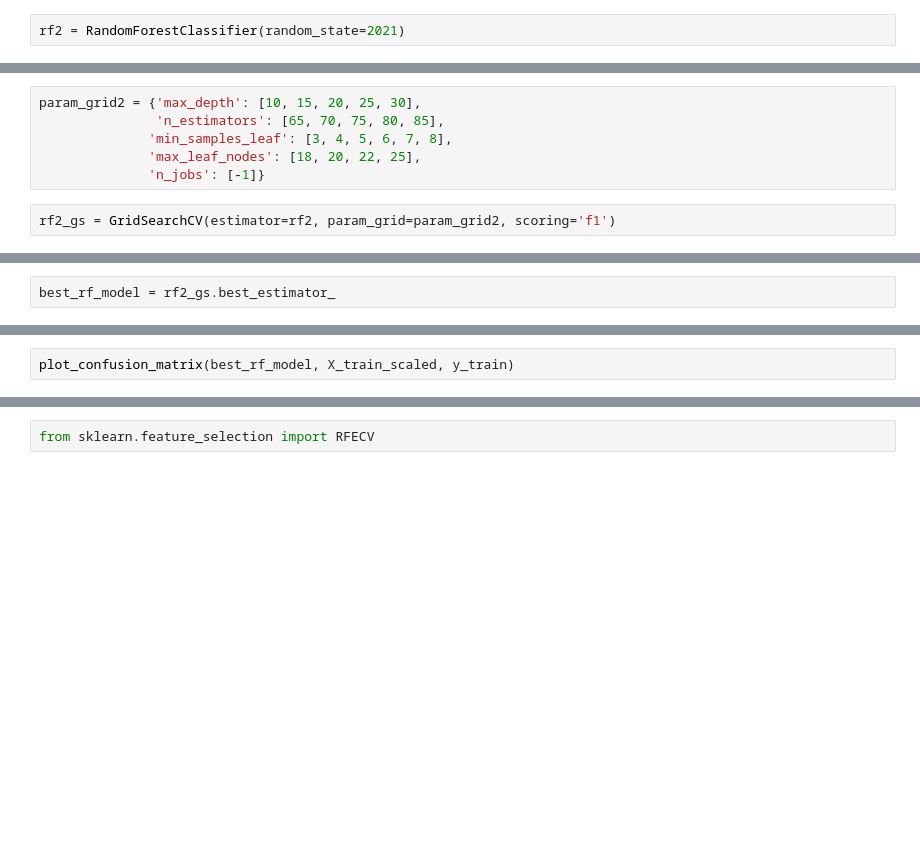
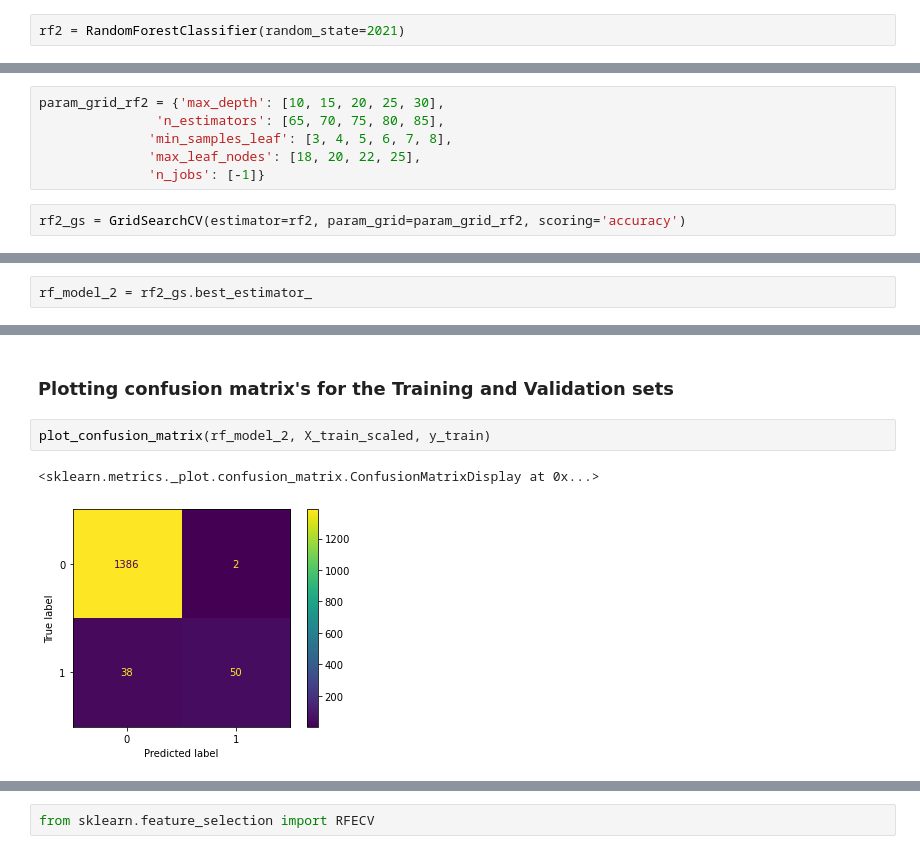
Before and after one commit to haydenj8/NBA_Project3, a Jupyter notebook: Project_Notebook_1.ipynb, the cells around one changed output, grey strips where cells are left out. Saved outputs shown, nothing was run; the diff lists cells and outputs as text; blank space fills up the shorter version.

```diff
--- a/Project_Notebook_1.ipynb
+++ b/Project_Notebook_1.ipynb
@@ -726,8 +770,8 @@ rf2 = RandomForestClassifier(random_state=2021)
 # %%
-param_grid2 = {'max_depth': [10, 15, 20, 25, 30],
+param_grid_rf2 = {'max_depth': [10, 15, 20, 25, 30],
                'n_estimators': [65, 70, 75, 80, 85],
               'min_samples_leaf': [3, 4, 5, 6, 7, 8],
               'max_leaf_nodes': [18, 20, 22, 25],
               'n_jobs': [-1]}
 # %%
-rf2_gs = GridSearchCV(estimator=rf2, param_grid=param_grid2, scoring='f1')
+rf2_gs = GridSearchCV(estimator=rf2, param_grid=param_grid_rf2, scoring='accuracy')
@@ -736,4 +791,4 @@ rf2_gs.fit(X_train_scaled, y_train)
 # %%
-best_rf_model = rf2_gs.best_estimator_
+rf_model_2 = rf2_gs.best_estimator_
 # %%
 rf2_gs.best_params_
@@ -742,3 +812,8 @@ modeling_function(best_rf_model, X_train_scaled, y_train, X_val_scaled, y_tr_val
+# %% [markdown]
+### Plotting confusion matrix's for the Training and Validation sets
 # %%
-plot_confusion_matrix(best_rf_model, X_train_scaled, y_train)
+plot_confusion_matrix(rf_model_2, X_train_scaled, y_train)
+# %% [output]
+<sklearn.metrics._plot.confusion_matrix.ConfusionMatrixDisplay at 0x...>
+[figure, added]
 # %%
```
Also changed, not shown: parts of 26 cells of this notebook.
